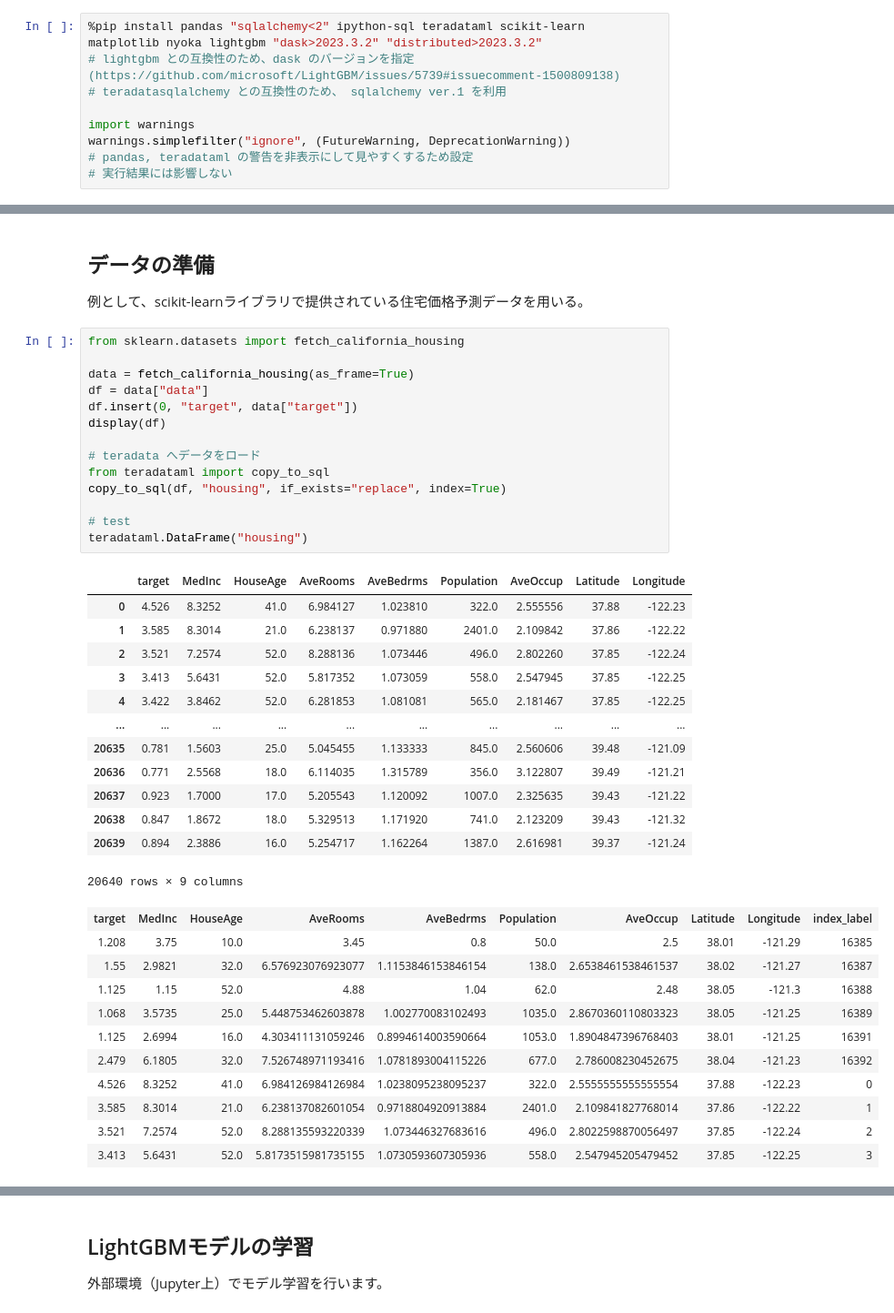
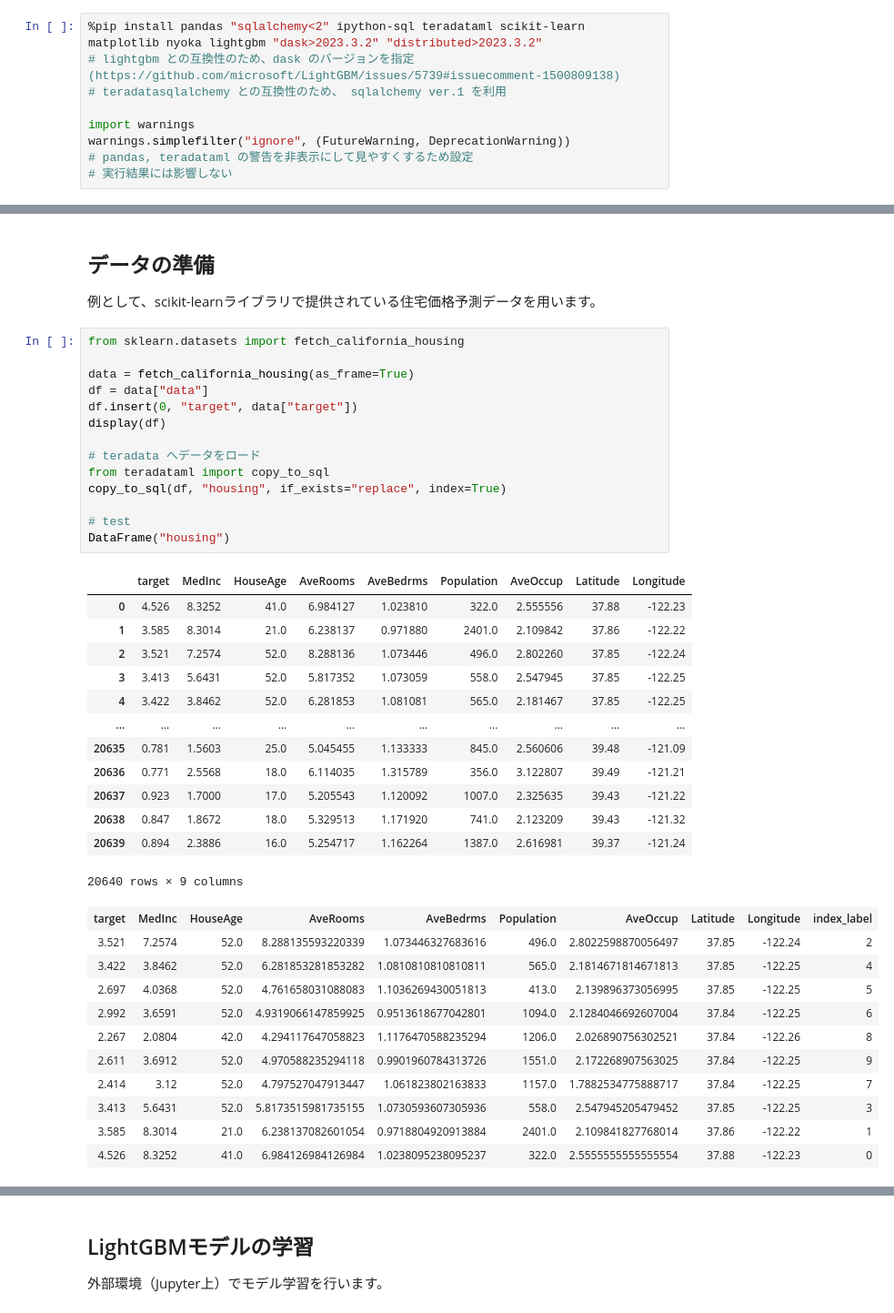
Before and after one commit to Teradata/teradata-japan, a Jupyter notebook: introductory-notebooks/3.1_BYOM-lightgbm-house-price.ipynb, the cells around one changed output, grey strips where cells are left out. Shown at 91% size. Drawn from its saved outputs; the diff is of its cells as text.

```diff
--- a/introductory-notebooks/3.1_BYOM-lightgbm-house-price.ipynb
+++ b/introductory-notebooks/3.1_BYOM-lightgbm-house-price.ipynb
@@ -67,46 +66,46 @@ teradataml.DataFrame('"dbc"."dbcInfoV"')
 # %% [markdown]
 ## データの準備
 
-例として、scikit-learnライブラリで提供されている住宅価格予測データを用いる。
+例として、scikit-learnライブラリで提供されている住宅価格予測データを用います。
 # %%
 from sklearn.datasets import fetch_california_housing
 
 data = fetch_california_housing(as_frame=True)
 df = data["data"]
 df.insert(0, "target", data["target"])
 display(df)
 
 # teradata へデータをロード
 from teradataml import copy_to_sql
 copy_to_sql(df, "housing", if_exists="replace", index=True)
 
 # test
-teradataml.DataFrame("housing")
+DataFrame("housing")
 # %% [output]
 |  | target | MedInc | HouseAge | AveRooms | AveBedrms | Population | AveOccup | Latitude | Longitude |
 | 0 | 4.526 | 8.3252 | 41.0 | 6.984127 | 1.023810 | 322.0 | 2.555556 | 37.88 | -122.23 |
 | 1 | 3.585 | 8.3014 | 21.0 | 6.238137 | 0.971880 | 2401.0 | 2.109842 | 37.86 | -122.22 |
 | 2 | 3.521 | 7.2574 | 52.0 | 8.288136 | 1.073446 | 496.0 | 2.802260 | 37.85 | -122.24 |
 | 3 | 3.413 | 5.6431 | 52.0 | 5.817352 | 1.073059 | 558.0 | 2.547945 | 37.85 | -122.25 |
 | 4 | 3.422 | 3.8462 | 52.0 | 6.281853 | 1.081081 | 565.0 | 2.181467 | 37.85 | -122.25 |
 | ... | ... | ... | ... | ... | ... | ... | ... | ... | ... |
 | 20635 | 0.781 | 1.5603 | 25.0 | 5.045455 | 1.133333 | 845.0 | 2.560606 | 39.48 | -121.09 |
 | 20636 | 0.771 | 2.5568 | 18.0 | 6.114035 | 1.315789 | 356.0 | 3.122807 | 39.49 | -121.21 |
 | 20637 | 0.923 | 1.7000 | 17.0 | 5.205543 | 1.120092 | 1007.0 | 2.325635 | 39.43 | -121.22 |
 | 20638 | 0.847 | 1.8672 | 18.0 | 5.329513 | 1.171920 | 741.0 | 2.123209 | 39.43 | -121.32 |
 | 20639 | 0.894 | 2.3886 | 16.0 | 5.254717 | 1.162264 | 1387.0 | 2.616981 | 39.37 | -121.24 |
 20640 rows × 9 columns
 | target | MedInc | HouseAge | AveRooms | AveBedrms | Population | AveOccup | Latitude | Longitude | index_label |
-| 1.208 | 3.75 | 10.0 | 3.45 | 0.8 | 50.0 | 2.5 | 38.01 | -121.29 | 16385 |
-| 1.55 | 2.9821 | 32.0 | 6.576923076923077 | 1.1153846153846154 | 138.0 | 2.6538461538461537 | 38.02 | -121.27 | 16387 |
-| 1.125 | 1.15 | 52.0 | 4.88 | 1.04 | 62.0 | 2.48 | 38.05 | -121.3 | 16388 |
-| 1.068 | 3.5735 | 25.0 | 5.448753462603878 | 1.002770083102493 | 1035.0 | 2.8670360110803323 | 38.05 | -121.25 | 16389 |
-| 1.125 | 2.6994 | 16.0 | 4.303411131059246 | 0.8994614003590664 | 1053.0 | 1.8904847396768403 | 38.01 | -121.25 | 16391 |
-| 2.479 | 6.1805 | 32.0 | 7.526748971193416 | 1.0781893004115226 | 677.0 | 2.786008230452675 | 38.04 | -121.23 | 16392 |
+| 3.521 | 7.2574 | 52.0 | 8.288135593220339 | 1.073446327683616 | 496.0 | 2.8022598870056497 | 37.85 | -122.24 | 2 |
+| 3.422 | 3.8462 | 52.0 | 6.281853281853282 | 1.0810810810810811 | 565.0 | 2.1814671814671813 | 37.85 | -122.25 | 4 |
+| 2.697 | 4.0368 | 52.0 | 4.761658031088083 | 1.1036269430051813 | 413.0 | 2.139896373056995 | 37.85 | -122.25 | 5 |
+| 2.992 | 3.6591 | 52.0 | 4.9319066147859925 | 0.9513618677042801 | 1094.0 | 2.1284046692607004 | 37.84 | -122.25 | 6 |
+| 2.267 | 2.0804 | 42.0 | 4.294117647058823 | 1.1176470588235294 | 1206.0 | 2.026890756302521 | 37.84 | -122.26 | 8 |
+| 2.611 | 3.6912 | 52.0 | 4.970588235294118 | 0.9901960784313726 | 1551.0 | 2.172268907563025 | 37.84 | -122.25 | 9 |
+| 2.414 | 3.12 | 52.0 | 4.797527047913447 | 1.061823802163833 | 1157.0 | 1.7882534775888717 | 37.84 | -122.25 | 7 |
+| 3.413 | 5.6431 | 52.0 | 5.8173515981735155 | 1.0730593607305936 | 558.0 | 2.547945205479452 | 37.85 | -122.25 | 3 |
+| 3.585 | 8.3014 | 21.0 | 6.238137082601054 | 0.9718804920913884 | 2401.0 | 2.109841827768014 | 37.86 | -122.22 | 1 |
 | 4.526 | 8.3252 | 41.0 | 6.984126984126984 | 1.0238095238095237 | 322.0 | 2.5555555555555554 | 37.88 | -122.23 | 0 |
-| 3.585 | 8.3014 | 21.0 | 6.238137082601054 | 0.9718804920913884 | 2401.0 | 2.109841827768014 | 37.86 | -122.22 | 1 |
-| 3.521 | 7.2574 | 52.0 | 8.288135593220339 | 1.073446327683616 | 496.0 | 2.8022598870056497 | 37.85 | -122.24 | 2 |
-| 3.413 | 5.6431 | 52.0 | 5.8173515981735155 | 1.0730593607305936 | 558.0 | 2.547945205479452 | 37.85 | -122.25 | 3 |
 # %% [markdown]
 ### 学習・テストデータに分割
 
```
Also changed, not shown: parts of 9 cells of this notebook, 1 other file.
